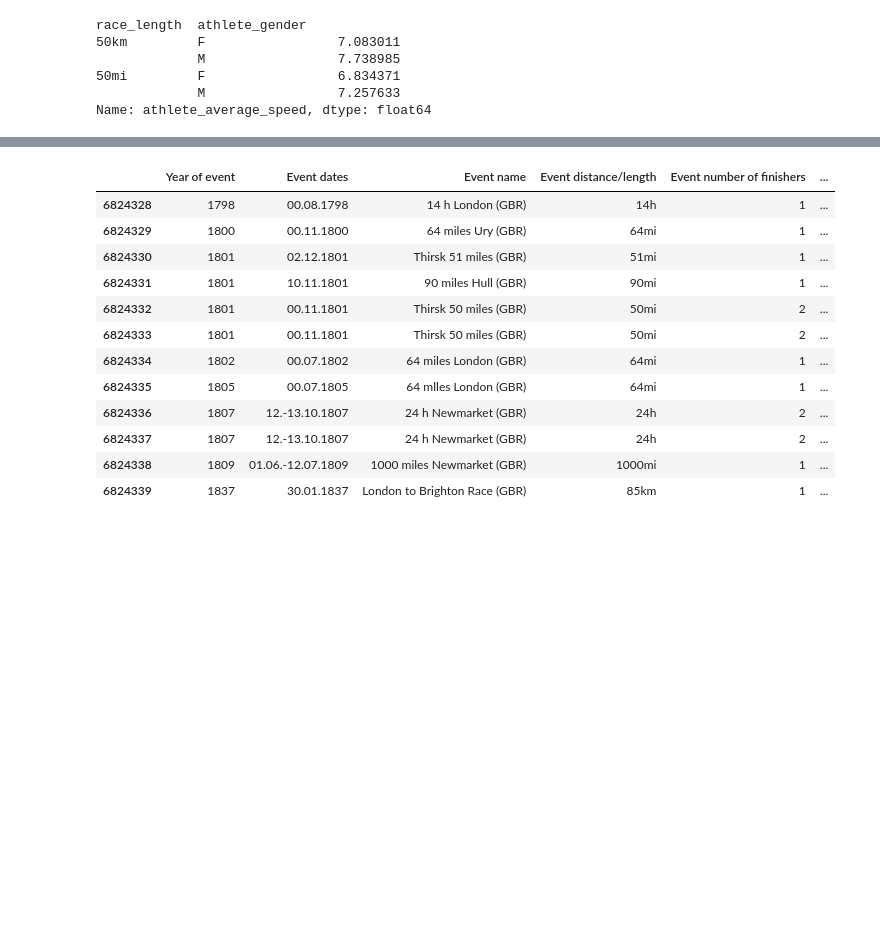
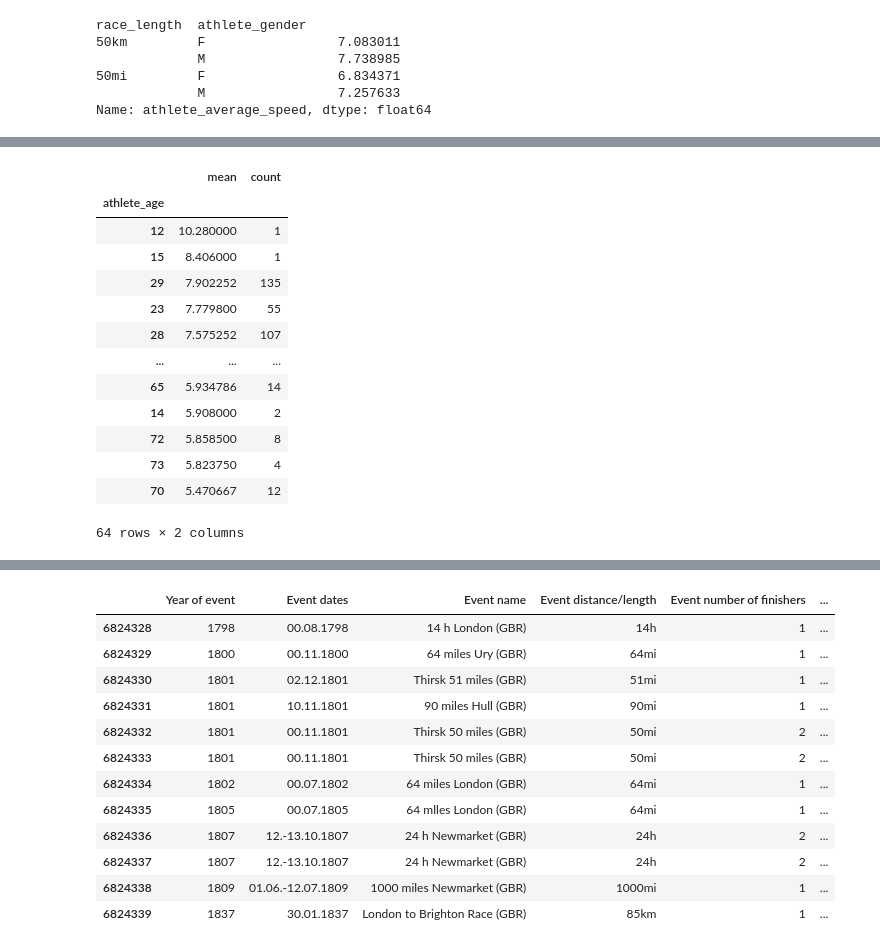
Before and after one commit to corpsedust/Python_Stuff, a Jupyter notebook: EDA_Project_1.ipynb, the cells around one changed output, grey strips where cells are left out. Drawn from its saved outputs; the diff is of its cells as text; code cells hidden in the pictures; blank space fills up the shorter version.

```diff
--- a/EDA_Project_1.ipynb
+++ b/EDA_Project_1.ipynb
@@ -808,0 +835,18 @@ df3
+# %%
+#now sorting the above data by mean - we want highest speed first so ascending = false
+df3.query("race_length == '50mi'").groupby("athlete_age")["athlete_average_speed"].agg(["mean","count"]).sort_values("mean",ascending= False)
+# %% [output]
+|  | mean | count |
+| athlete_age |  |  |
+| 12 | 10.280000 | 1 |
+| 15 | 8.406000 | 1 |
+| 29 | 7.902252 | 135 |
+| 23 | 7.779800 | 55 |
+| 28 | 7.575252 | 107 |
+| ... | ... | ... |
+| 65 | 5.934786 | 14 |
+| 14 | 5.908000 | 2 |
+| 72 | 5.858500 | 8 |
+| 73 | 5.823750 | 4 |
+| 70 | 5.470667 | 12 |
+64 rows × 2 columns
```
Also changed, not shown: parts of 6 cells of this notebook.
